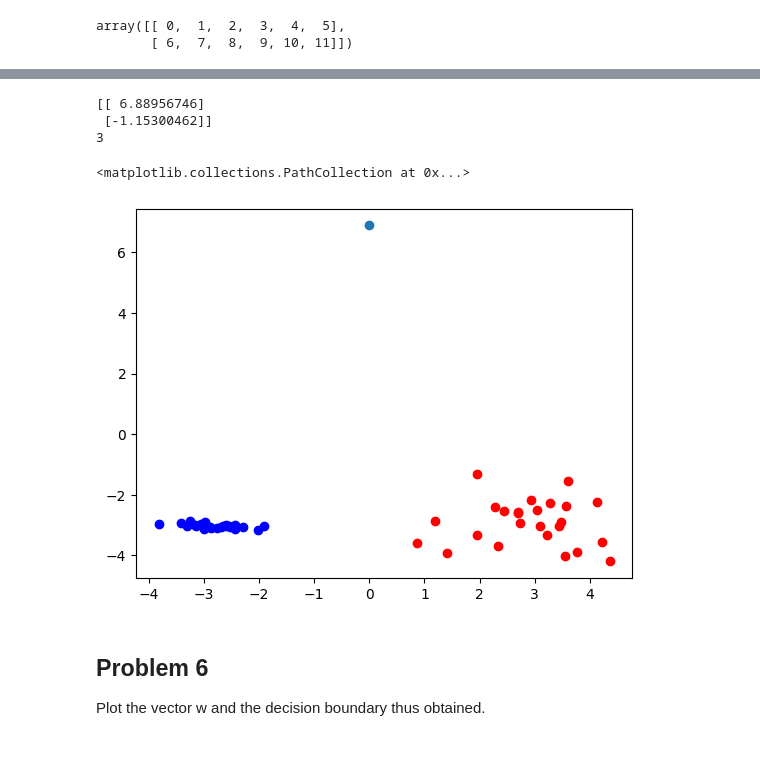
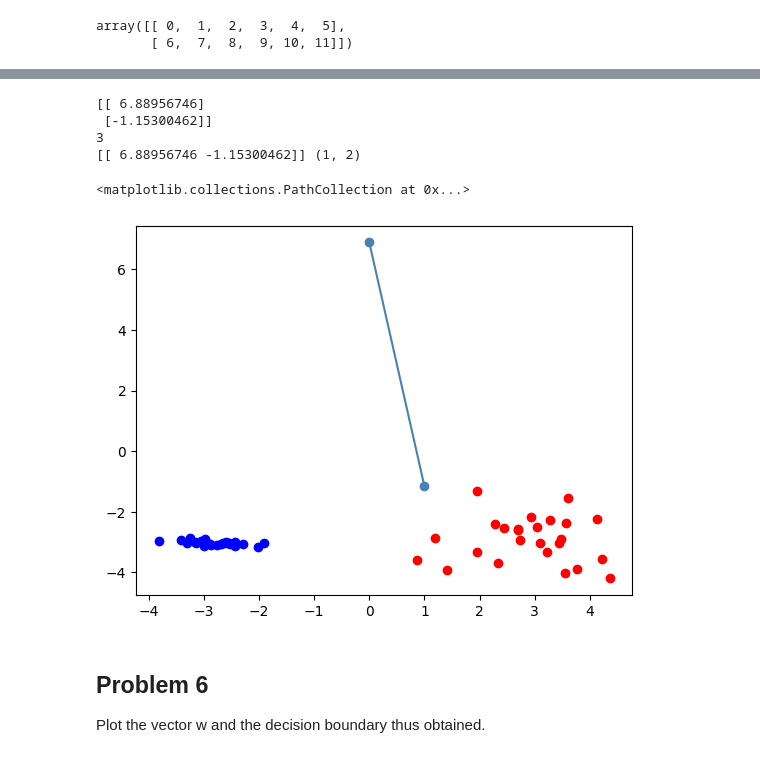
Before and after one commit to aniketkalra11/basic_kaggle_practice, a Jupyter notebook: MLT_practice_questions/Copy_of_W9_prog_ques.ipynb, the cells around one changed output, grey strips where cells are left out. Saved outputs shown, nothing was run; the diff lists cells and outputs as text; code cells hidden in the pictures.

```diff
--- a/MLT_practice_questions/Copy_of_W9_prog_ques.ipynb
+++ b/MLT_practice_questions/Copy_of_W9_prog_ques.ipynb
@@ -166,15 +166,18 @@ index -1
 # %%
 print(w0)
 print(i)
-plt.plot(w0[0, :] , marker='o')
+w_line = w0.reshape(1, -1)
+print(w_line, w_line.shape)
+plt.plot(w_line[0], marker='o', color='steelblue', label='abc')
 plt.scatter(x=X_bin_1[:, 0], y=X_bin_1[:, 1], color='red')
 plt.scatter(x=X_bin_2[:, 0], y=X_bin_2[:, 1], color='blue')
 # %% [output]
 [[ 6.88956746]
  [-1.15300462]]
 3
+[[ 6.88956746 -1.15300462]] (1, 2)
 <matplotlib.collections.PathCollection at 0x...>
-[figure, old version]
+[figure, new version]
 # %% [markdown]
 ## Problem 6
 Plot the vector w and the decision boundary thus obtained.
```
Also changed, not shown: 7 other files.
